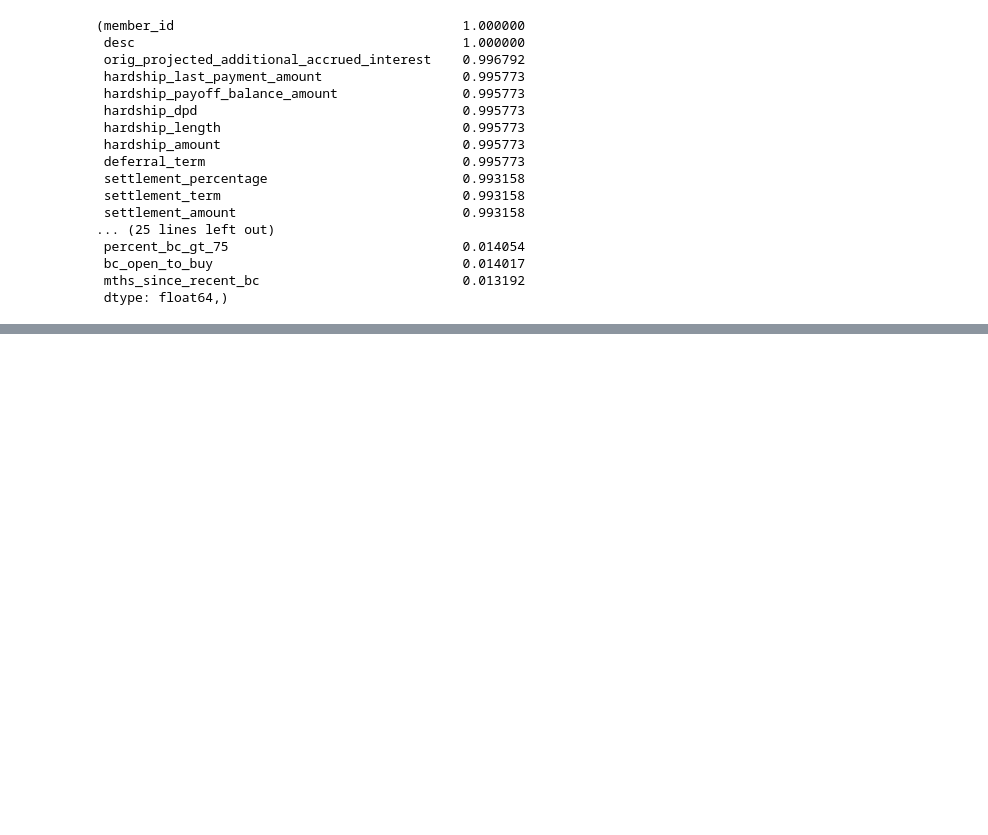
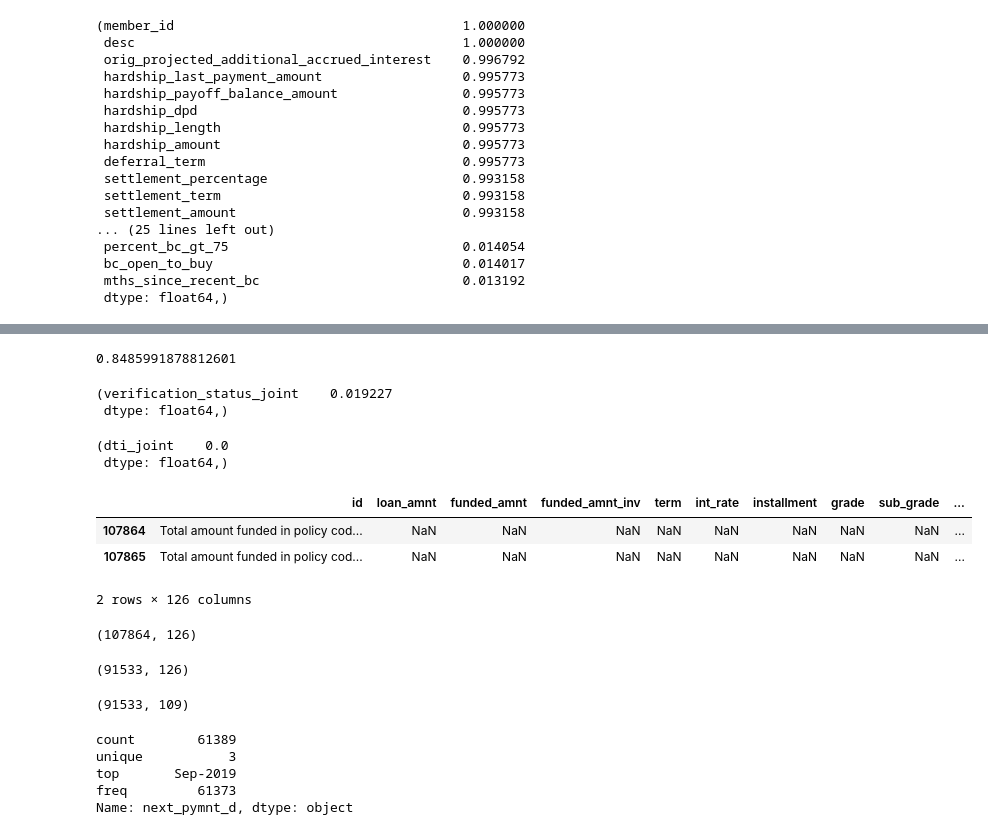
Before and after one commit to liuzijian1994/DIproject_zijianliu, a Jupyter notebook: DI_project.ipynb, the cells around one changed output, grey strips where cells are left out. Saved outputs shown, nothing was run; the diff lists cells and outputs as text; code cells hidden in the pictures; blank space fills up the shorter version.

```diff
--- a/DI_project.ipynb
+++ b/DI_project.ipynb
@@ -6,5 +8,5 @@ import seaborn as sns
 # %%
-dir_path=r'D:\data_incubator\project\data'
+dir_path=r'D:\data_incubator\data'
 # %%
 def import_data(path):
     imdict = {}
@@ -12,7 +14,7 @@ def import_data(path):
         imdict[file[:-4]] = pd.read_csv(path+r'\\'+file,low_memory = False)
     return imdict
 # %%
-data = pd.read_csv(dir_path+r'\\'+'LoanStats_securev1_2018Q1.csv',low_memory = False,skiprows = 1)
+data = pd.read_csv(dir_path+'\\LoanStats_securev1_2018Q1.csv',low_memory = False,skiprows = 1)
 # %%
 data.head()
 # %% [output]
@@ -192,3 +193,6 @@ null_check(data,['float64'],40)
  bc_open_to_buy                                0.014017
  mths_since_recent_bc                          0.013192
  dtype: float64,)
+# %%
+data_clean = data.drop(columns=['member_id', 'desc'])
+#100% null values
@@ -194,0 +210,9 @@ null_check(data,['float64'],40)
+# %%
+hardship_related_cols = ['hardship_flag','hardship_type','hardship_reason','hardship_status','deferral_term','hardship_amount'\
+                         ,'hardship_start_date','hardship_end_date','payment_plan_start_date','hardship_length','hardship_dpd'\
+                         ,'hardship_loan_status','orig_projected_additional_accrued_interest','hardship_payoff_balance_amount'\
+                         ,'hardship_last_payment_amount','debt_settlement_flag','debt_settlement_flag_date'\
+                         ,'settlement_status','settlement_date','settlement_amount','settlement_percentage','settlement_term']
+data_clean = data_clean.drop(columns=hardship_related_cols)
+data_clean.shape
+#126 columns left
@@ -194,0 +235,55 @@ null_check(data,['float64'],40)
+# %%
+1-(data_clean['application_type'].loc[data_clean['application_type']=='Joint App']).count()/data_clean.shape[0]
+#joint applications takes up about 85% in total, almost the same as the ratio of null value of related attributes.
+# %% [output]
+0.8485991878812601
+# %%
+null_check(data_clean[['verification_status_joint']].loc[data_clean['application_type']=='Joint App'],['object'],1)
+# 1%
+# %% [output]
+(verification_status_joint    0.019227
+ dtype: float64,)
+# %%
+null_check(data_clean[['dti_joint']].loc[data_clean['application_type']=='Joint App'],['float64'],1)
+# no null values
+# %% [output]
+(dti_joint    0.0
+ dtype: float64,)
+# %%
+data_clean.loc[data_clean['application_type'].isnull()]
+#2 records, full of null values
+# %% [output]
+|  | id | loan_amnt | funded_amnt | funded_amnt_inv | term | int_rate | installment | grade | sub_grade | ... |
+| 107864 | Total amount funded in policy cod... | NaN | NaN | NaN | NaN | NaN | NaN | NaN | NaN | ... |
+| 107865 | Total amount funded in policy cod... | NaN | NaN | NaN | NaN | NaN | NaN | NaN | NaN | ... |
+2 rows × 126 columns
+# %%
+data_clean = data_clean.loc[~data_clean['application_type'].isnull()]
+data_clean.shape
+# %% [output]
+(107864, 126)
+# %%
+data_ind_c = data_clean.loc[data_clean['application_type'] =='Individual']
+data_ind_c.shape
+# %% [output]
+(91533, 126)
+# %%
+joint_related_cols = ['sec_app_earliest_cr_line','verification_status_joint','sec_app_mths_since_last_major_derog'\
+                      ,'sec_app_inq_last_6mths','sec_app_collections_12_mths_ex_med','annual_inc_joint'\
+                      ,'dti_joint','revol_bal_joint','sec_app_fico_range_high','sec_app_fico_range_low','sec_app_mort_acc'\
+                      ,'sec_app_open_acc','sec_app_revol_util','sec_app_open_act_il'\
+                      ,'sec_app_num_rev_accts','sec_app_chargeoff_within_12_mths','mths_since_last_record']
+data_ind_c = data_ind_c.drop(columns=joint_related_cols)
+data_ind_c.shape
+#109 clos left
+# %% [output]
+(91533, 109)
+# %%
+data_ind_c['next_pymnt_d'].describe()
+#mostly sep 2019, hard to explain
+# %% [output]
+count        61389
+unique           3
+top       Sep-2019
+freq         61373
+Name: next_pymnt_d, dtype: object
```
Also changed, not shown: parts of 31 cells of this notebook.
